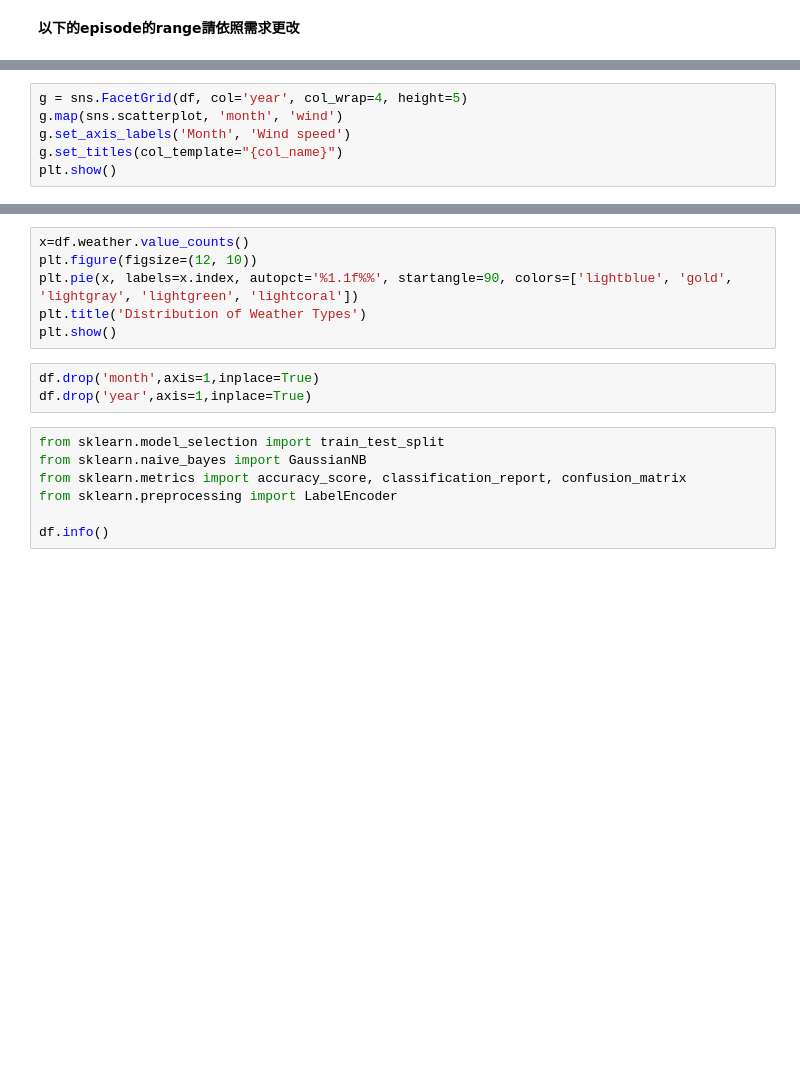
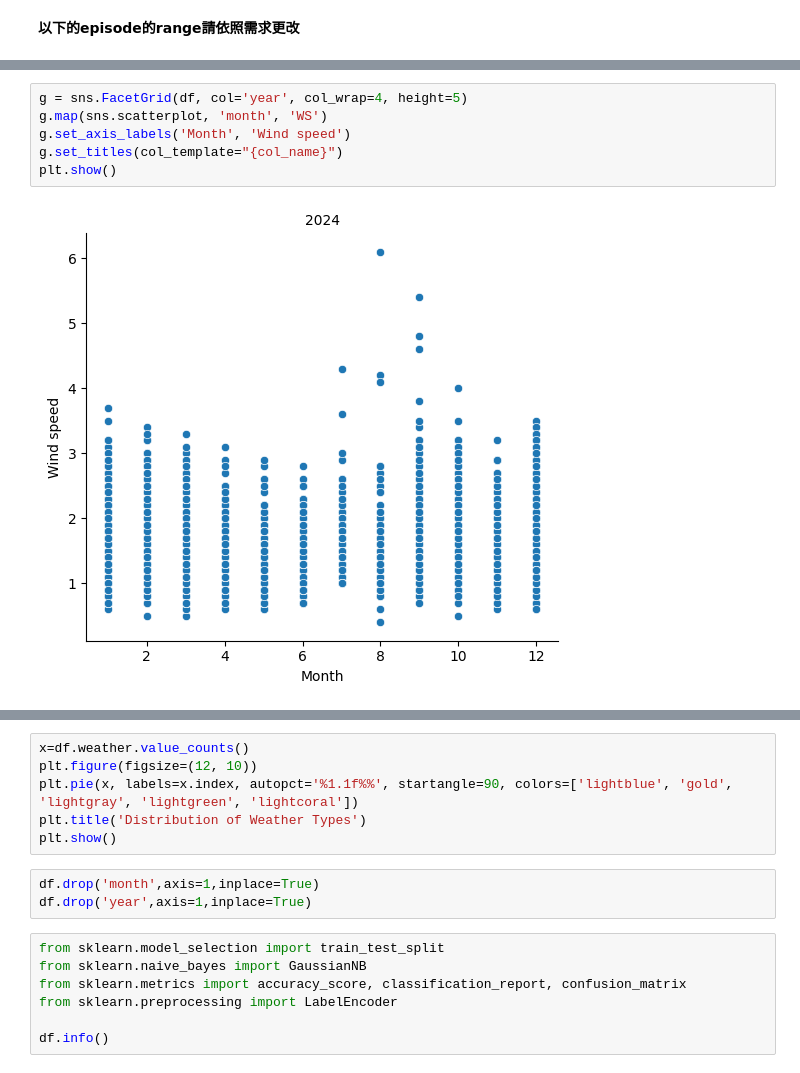
Before and after one commit to william10108/weather, a Jupyter notebook: ai2.ipynb, the cells around one changed output, grey strips where cells are left out. Cells and saved outputs as stored; diff of their text form; blank space fills up the shorter version.

```diff
--- a/ai2.ipynb
+++ b/ai2.ipynb
@@ -58,8 +136,10 @@ plt.show()
 # %%
 g = sns.FacetGrid(df, col='year', col_wrap=4, height=5)
-g.map(sns.scatterplot, 'month', 'wind')
+g.map(sns.scatterplot, 'month', 'WS')
 g.set_axis_labels('Month', 'Wind speed')
 g.set_titles(col_template="{col_name}")
 plt.show()
+# %% [output]
+[figure, added]
 # %%
 df.weather.value_counts()
```
Also changed, not shown: parts of 19 cells of this notebook.
